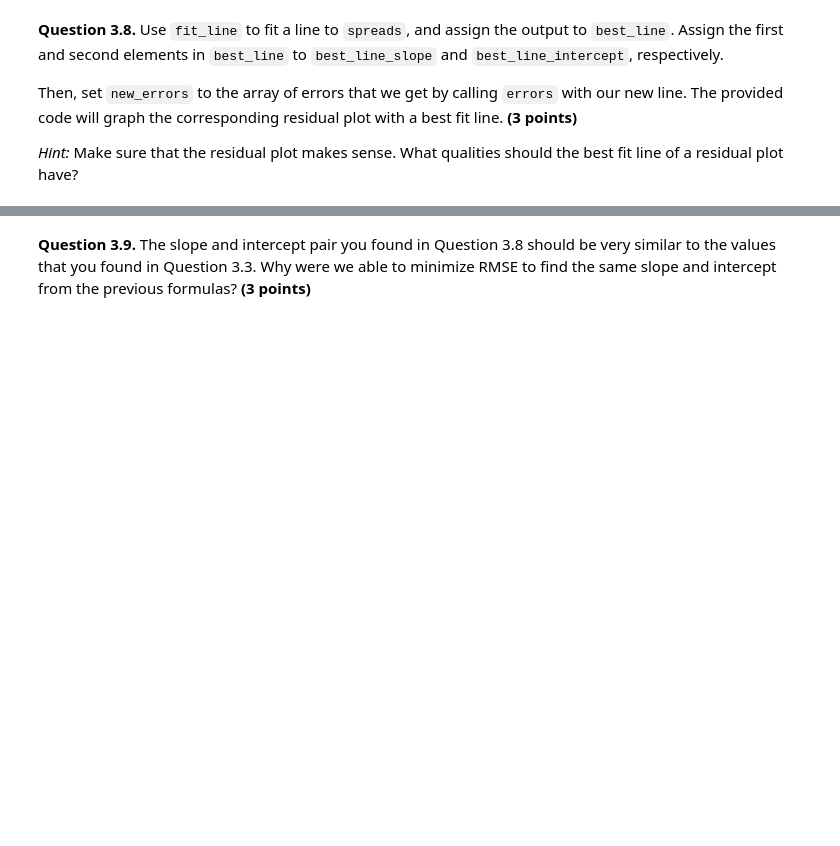
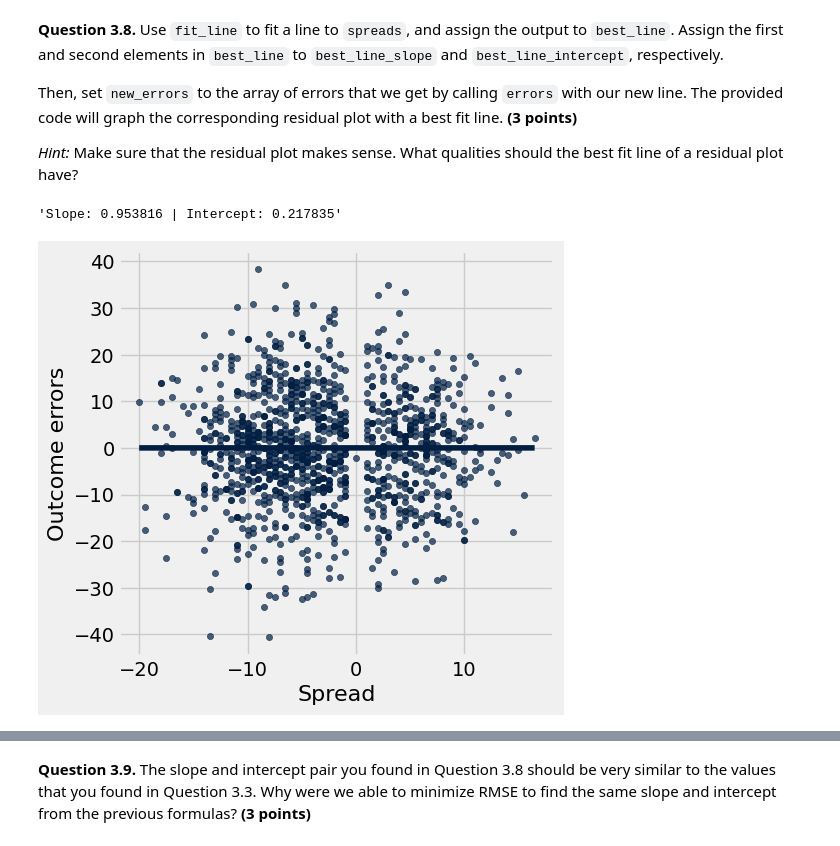
Before and after one commit to sondank1010/materials-sp22, a Jupyter notebook: hw/hw10/hw10.ipynb, the cells around one changed output, grey strips where cells are left out. Cells and saved outputs as stored; diff of their text form; code cells hidden in the pictures; blank space fills up the shorter version.

```diff
--- a/hw/hw10/hw10.ipynb
+++ b/hw/hw10/hw10.ipynb
@@ -371,9 +481,13 @@ If you haven't tried to use the `minimize` [function](http://data8.org/sp22/pyth
 # %%
 def fit_line(tbl):
     # Your code may need more than 1 line below here.
-    def rmse(..., ...):
-        return ...
-    return ...
+    def rmse(slope, intercept):
+        x = tbl.column('Spread')
+        y = tbl.column('Outcome')
+        fit = slope * x + intercept
+        return (np.mean((y-fit) ** 2))**0.5
+    best = minimize(rmse)
+    return  best
 
 # Here is an example call to your function.  To test your function,
 # figure out the right slope and intercept by hand.
@@ -390,20 +508,23 @@ Then, set `new_errors` to the array of errors that we get by calling `errors` wi
 
 *Hint:* Make sure that the residual plot makes sense. What qualities should the best fit line of a residual plot have?
 # %%
-best_line = ...
-best_line_slope = ...
-best_line_intercept = ...
+best_line = fit_line(spreads)
+best_line_slope = best_line.item(0)
+best_line_intercept = best_line.item(1)
 
-new_errors = ...
+new_errors = errors(spreads, best_line_slope, best_line_intercept)
 
 # This code displays the residual plot, given your values for the best_line_slope and best_line_intercept
 Table().with_columns("Spread",
                     spreads.column("Spread"),
                     "Outcome errors",
                     new_errors
                    ).scatter("Spread", "Outcome errors", fit_line=True)
 
 # This just prints your slope and intercept
 "Slope: {:g} | Intercept: {:g}".format(best_line_slope, best_line_intercept)
+# %% [output]
+'Slope: 0.953816 | Intercept: 0.217835'
+[figure, added]
 # %%
 grader.check("q3_8")
```
Also changed, not shown: parts of 32 cells of this notebook, 9 other files.
